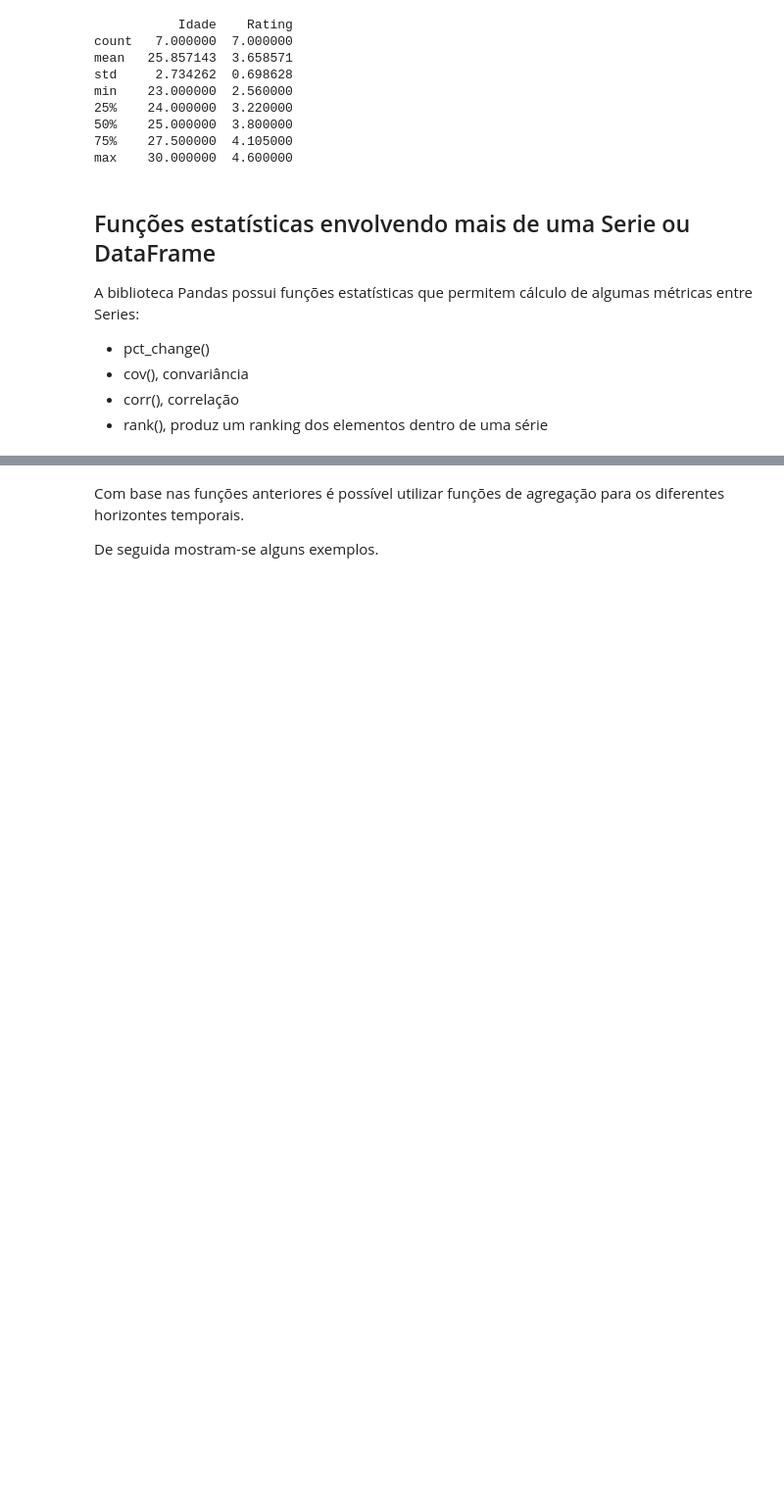
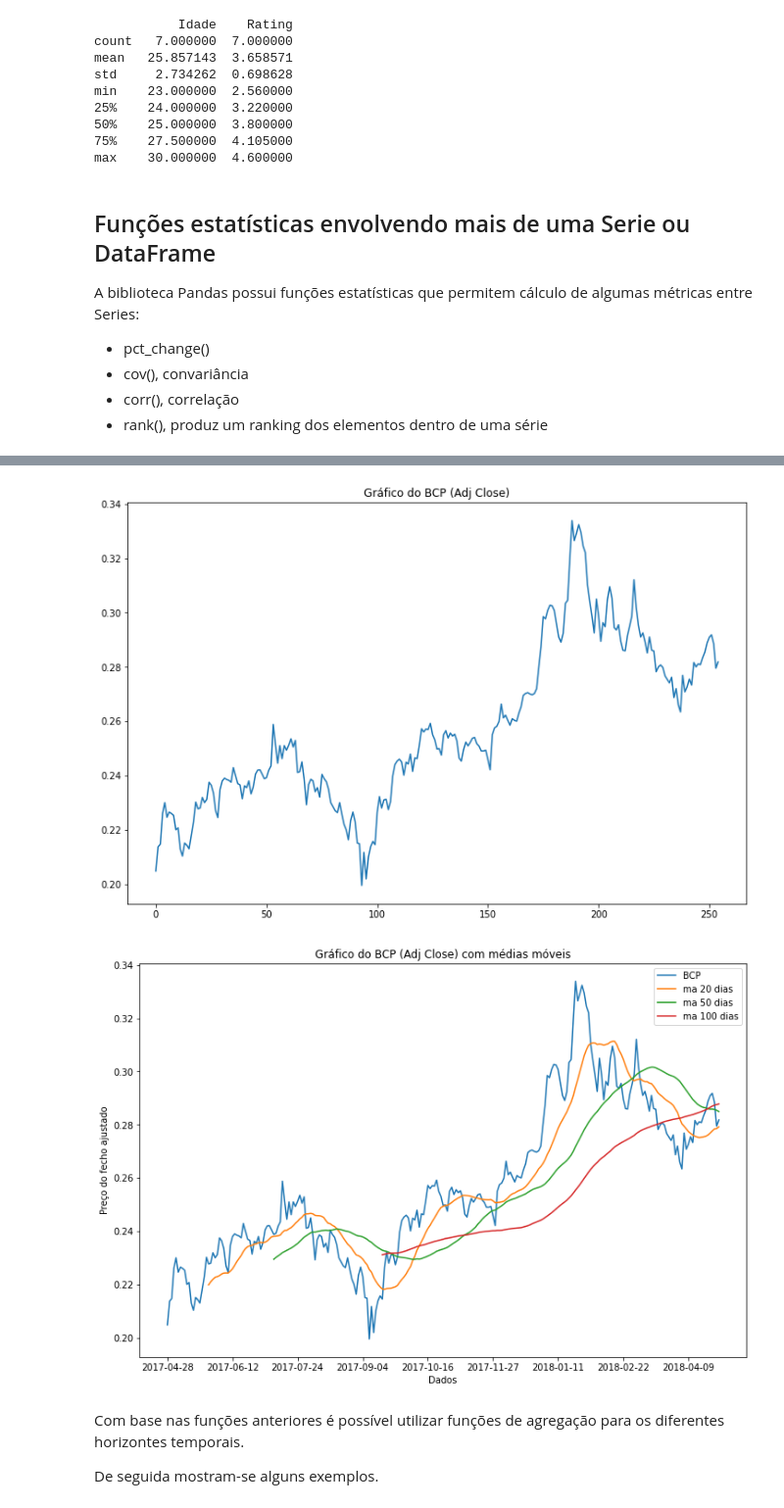
Before and after one commit to atrigo/PyTrigo, a Jupyter notebook: Versao2/PyTrigo-V2-4-Pandas.ipynb, the cells around one changed output, grey strips where cells are left out. Shown at 98% size. Drawn from its saved outputs; the diff is of its cells as text; code cells hidden in the pictures; blank space fills up the shorter version.

```diff
--- a/Versao2/PyTrigo-V2-4-Pandas.ipynb
+++ b/Versao2/PyTrigo-V2-4-Pandas.ipynb
@@ -681,6 +712,51 @@ Calculo da media dos ultimos três períodos para cada elemento:
 8    8.500457
 9    9.500169
 dtype: float64
+# %%
+#Exemplo das cotações do BCP com médias móveis
+
+import numpy as np
+import matplotlib as plt
+import pandas as pd
+import seaborn as snb
+import urllib.request
+
+#urllib.request.urlretrieve(
+#    'https://query1.finance.yahoo.com/v7/finance/download/BCP.LS?period1=1493348019&period2=1524884019&interval=1d&events=history&crumb=AjVhRK.0yPw',
+#    'bcp2.csv'
+#)
+
+url = 'https://raw.githubusercontent.com/atrigo/PyTrigo/master/Versao2/BCP.LS.csv'
+df_bcp = pd.read_csv(url)
+
+#df1.head(5)
+df_bcp.tail()
+
+#Gráfico do campo 'Adj Close'
+df_bcp['Adj Close'].plot(figsize=(12,8),title="Gráfico do BCP (Adj Close)")
+
+#Gráfico do campo 'Adj Close' e respetivas médias móveis
+bcp_ma20 = df_bcp['Adj Close'].rolling(window=20).mean()
+bcp_ma50 = df_bcp['Adj Close'].rolling(window=50).mean()
+bcp_ma100 = df_bcp['Adj Close'].rolling(window=100).mean()
+
+fig, ax = plt.pyplot.subplots(figsize=(12,8))
+ax.plot(df_bcp['Date'],df_bcp['Adj Close'], label='BCP')
+ax.plot(bcp_ma20.index,bcp_ma20, label='ma 20 dias')
+ax.plot(bcp_ma50.index,bcp_ma50, label='ma 50 dias')
+ax.plot(bcp_ma100.index,bcp_ma100, label='ma 100 dias')
+
+ax.xaxis.set_major_locator(plt.ticker.MultipleLocator(30))
+
+ax.set_xlabel('Dados')
+ax.set_ylabel('Preço do fecho ajustado')
+ax.legend()
+
+plt.pyplot.title("Gráfico do BCP (Adj Close) com médias móveis")
+plt.pyplot.show()
+# %% [output]
+[figure, added]
+[figure, added]
 # %% [markdown]
 Com base nas funções anteriores é possível utilizar funções de agregação para os diferentes horizontes temporais.
 
```
Also changed, not shown: parts of 32 cells of this notebook, 5 other files.
